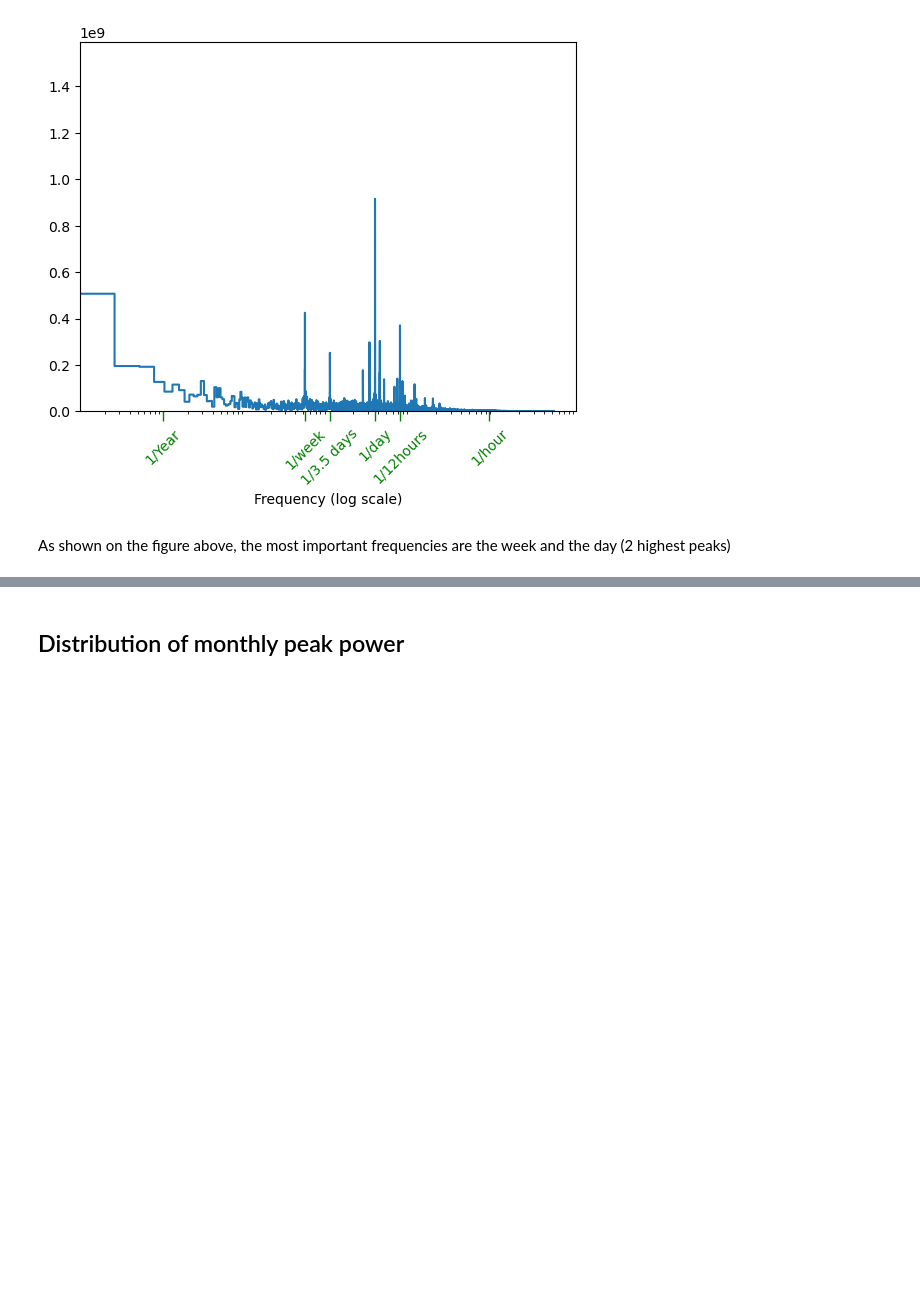
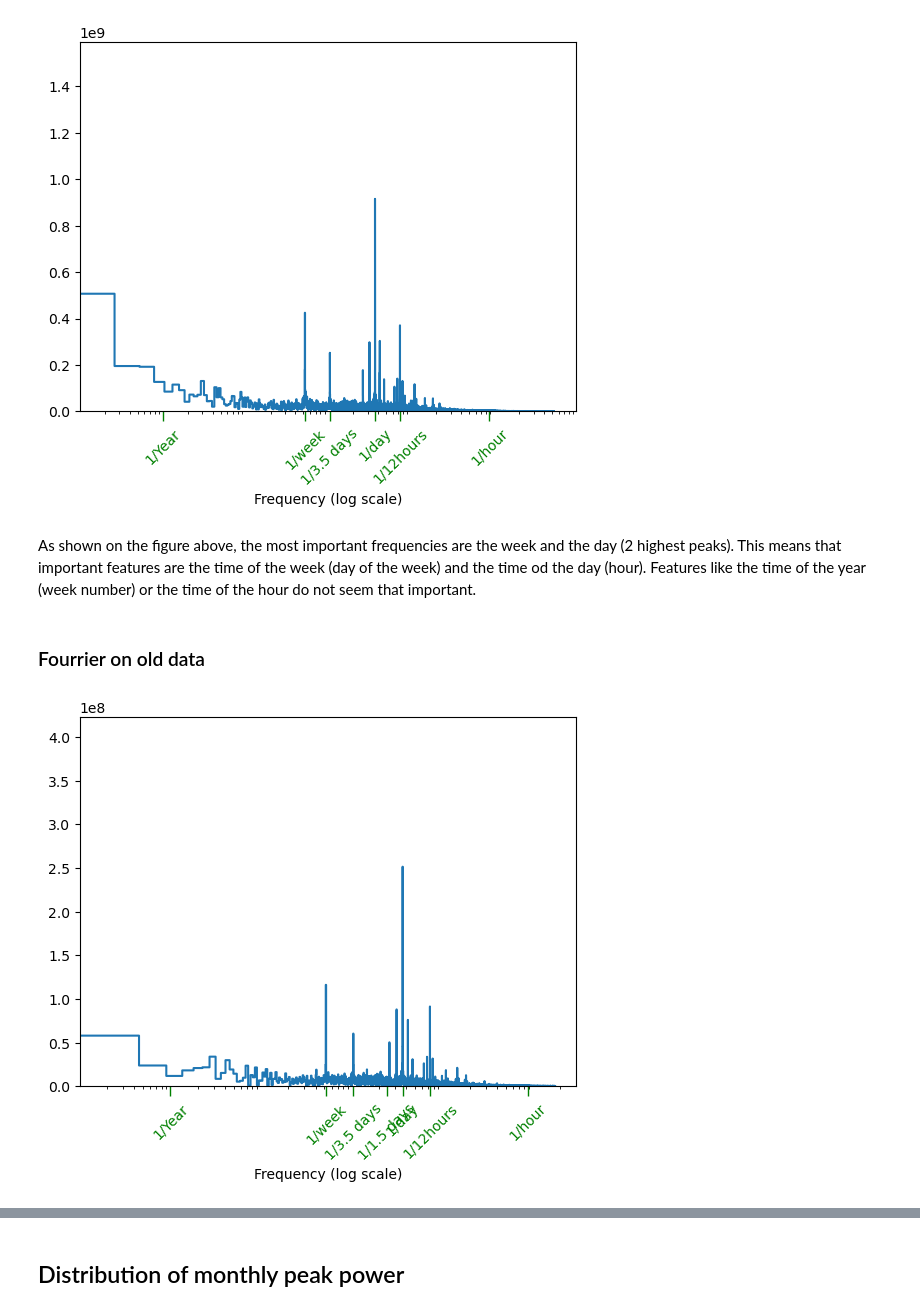
Before and after one commit to samuelBobick/StationLevelPowerForecasting, a Jupyter notebook: data/src/slrp_ev_data/Tests.ipynb, the cells around one changed output, grey strips where cells are left out. Cells and saved outputs as stored; diff of their text form; code cells hidden in the pictures; blank space fills up the shorter version.

```diff
--- a/data/src/slrp_ev_data/Tests.ipynb
+++ b/data/src/slrp_ev_data/Tests.ipynb
@@ -183,4 +203,47 @@ plt.show()
 # %% [output]
 [figure]
 # %% [markdown]
-As shown on the figure above, the most important frequencies are the week and the day (2 highest peaks)
+As shown on the figure above, the most important frequencies are the week and the day (2 highest peaks). This means that important features are the time of the week (day of the week) and the time od the day (hour). Features like the time of the year (week number) or the time of the hour do not seem that important.
+# %% [markdown]
+### Fourrier on old data
+# %%
+fft = tf.signal.rfft(df_old["power"].fillna(0))
+f_per_dataset = np.arange(0, len(fft))
+
+n_samples_15min = len(df_old["power"])
+intervals_15min_per_hour = 60 // 15
+hours_per_year = 24 * 365.2524
+years_per_dataset = n_samples_15min / (hours_per_year * intervals_15min_per_hour)
+
+f_per_year = f_per_dataset / years_per_dataset
+fig, ax = plt.subplots()
+ax.step(f_per_year, np.abs(fft))
+ax.set_xscale("log")
+ax.set_ylim([0, max(plt.ylim())])
+ax.set_xlim([0.1, max(plt.xlim())])
+ax.set_xticks(
+    [
+        1,
+        365.2524 / 7,
+        365.2524 / 3.5,
+        365.2524 / 1.5,
+        365.2524,
+        365.2524 * 2,
+        hours_per_year,
+    ],
+    labels=[
+        "1/Year",
+        "1/week",
+        "1/3.5 days",
+        "1/1.5 days",
+        "1/day",
+        "1/12hours",
+        "1/hour",
+    ],
+    rotation=45,
+)
+ax.tick_params(axis="x", colors="green", width=1, length=7)
+_ = ax.set_xlabel("Frequency (log scale)")
+plt.show()
+# %% [output]
+[figure, added]
```
Also changed, not shown: parts of 64 cells of this notebook.
